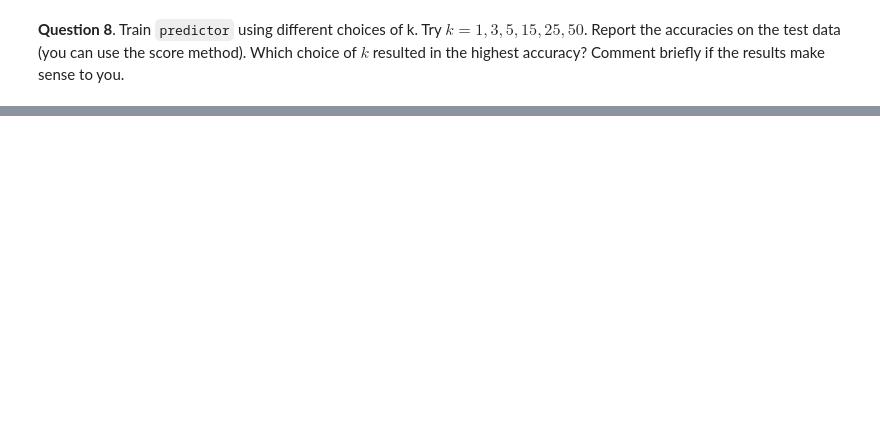
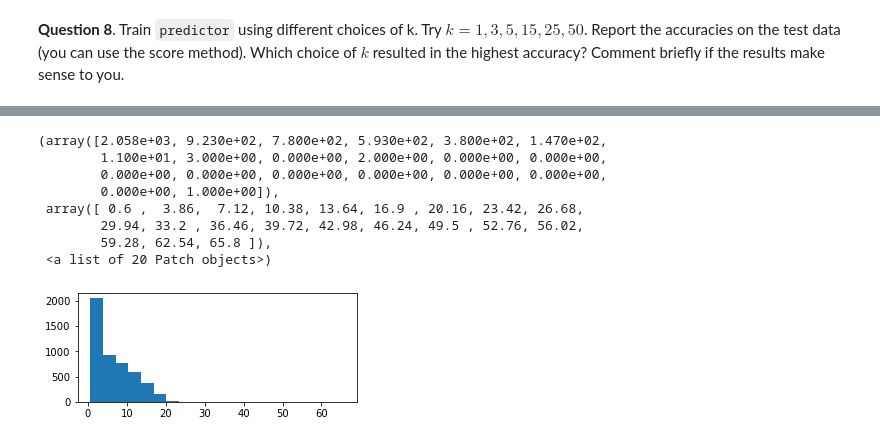
Before and after one commit to BareBeaverBat/cis3715-temple-2020.github.io, a Jupyter notebook: Lab5/CIS3715 (Temple - Spring 2020) Lab5.ipynb, the cells around one changed output, grey strips where cells are left out. Drawn from its saved outputs; the diff is of its cells as text; code cells hidden in the pictures; blank space fills up the shorter version.

```diff
--- a/Lab5/CIS3715 (Temple - Spring 2020) Lab5.ipynb
+++ b/Lab5/CIS3715 (Temple - Spring 2020) Lab5.ipynb
@@ -249,0 +314,5 @@ Wine Quality data set can be accessed from the UCI Machine Learning Repository w
+# %%
+import pandas as pd
+
+wineDf = pd.read_csv("winequality-white.csv", sep=";", header=0)
+wineDf.head(50)
@@ -249,0 +396,15 @@ Wine Quality data set can be accessed from the UCI Machine Learning Repository w
+# %%
+plt.figure(figsize=(5,2))
+plt.hist(wineDf["residual sugar"], bins=20)
+# plt.hist(wineDf["residual sugar"],bins = 10 ** np.linspace(np.log10(np.min(wineDf["residual sugar"])), np.log10(np.max(x)), 50),log=False);
+# plt.gca().set_xscale("log")
+# %% [output]
+(array([2.058e+03, 9.230e+02, 7.800e+02, 5.930e+02, 3.800e+02, 1.470e+02,
+        1.100e+01, 3.000e+00, 0.000e+00, 2.000e+00, 0.000e+00, 0.000e+00,
+        0.000e+00, 0.000e+00, 0.000e+00, 0.000e+00, 0.000e+00, 0.000e+00,
+        0.000e+00, 1.000e+00]),
+ array([ 0.6 ,  3.86,  7.12, 10.38, 13.64, 16.9 , 20.16, 23.42, 26.68,
+        29.94, 33.2 , 36.46, 39.72, 42.98, 46.24, 49.5 , 52.76, 56.02,
+        59.28, 62.54, 65.8 ]),
+ <a list of 20 Patch objects>)
+[figure, added]
```
Also changed, not shown: parts of 29 cells of this notebook, 1 other file.
